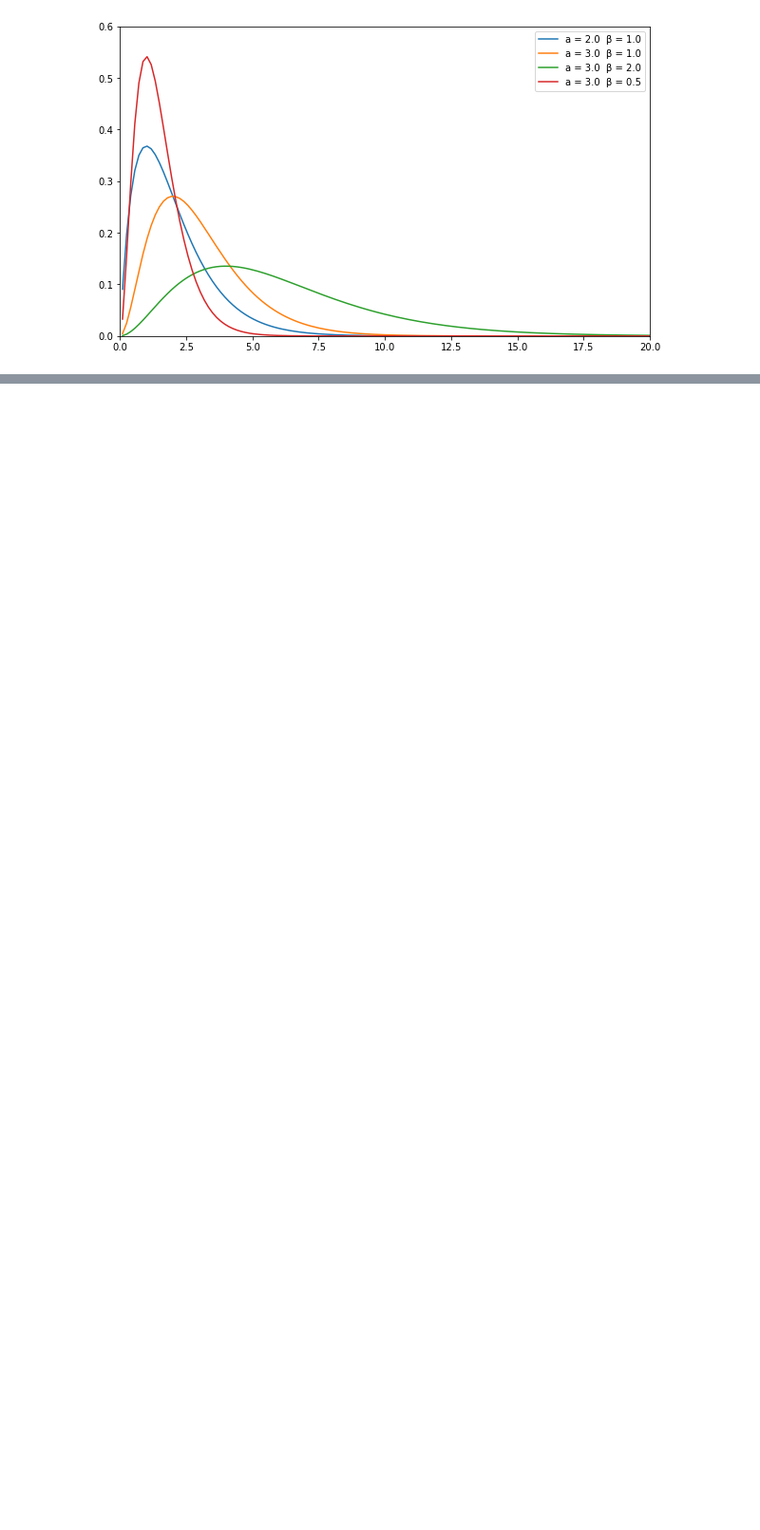
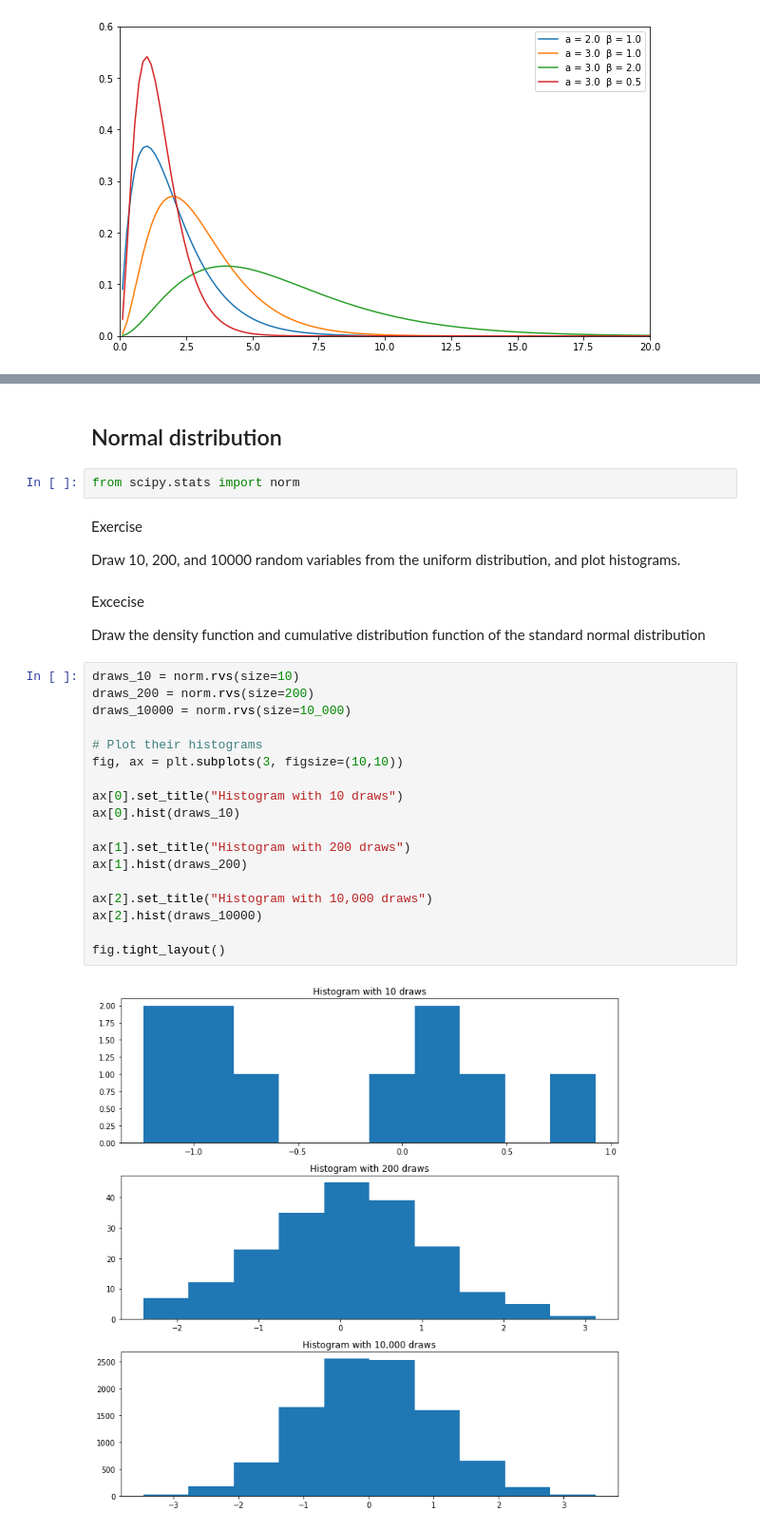
Before and after one commit to weix1996/lectures, a Jupyter notebook: Lecture 8 Randomness.ipynb, the cells around one changed output, grey strips where cells are left out. Shown at 95% size. Cells and saved outputs as stored; diff of their text form; blank space fills up the shorter version.

```diff
--- a/Lecture 8 Randomness.ipynb
+++ b/Lecture 8 Randomness.ipynb
@@ -295,0 +353,32 @@ ax.legend();
+# %% [markdown]
+## Normal distribution
+# %%
+from scipy.stats import norm
+# %% [markdown]
+Exercise
+
+Draw 10, 200, and 10000 random variables from the uniform distribution, and plot histograms.
+# %% [markdown]
+Excecise
+
+Draw the density function and cumulative distribution function of the standard normal distribution
+# %%
+draws_10 = norm.rvs(size=10)
+draws_200 = norm.rvs(size=200)
+draws_10000 = norm.rvs(size=10_000)
+
+# Plot their histograms
+fig, ax = plt.subplots(3, figsize=(10,10))
+
+ax[0].set_title("Histogram with 10 draws")
+ax[0].hist(draws_10)
+
+ax[1].set_title("Histogram with 200 draws")
+ax[1].hist(draws_200)
+
+ax[2].set_title("Histogram with 10,000 draws")
+ax[2].hist(draws_10000)
+
+fig.tight_layout()
+# %% [output]
+[figure, added]
```
Also changed, not shown: parts of 19 cells of this notebook.
